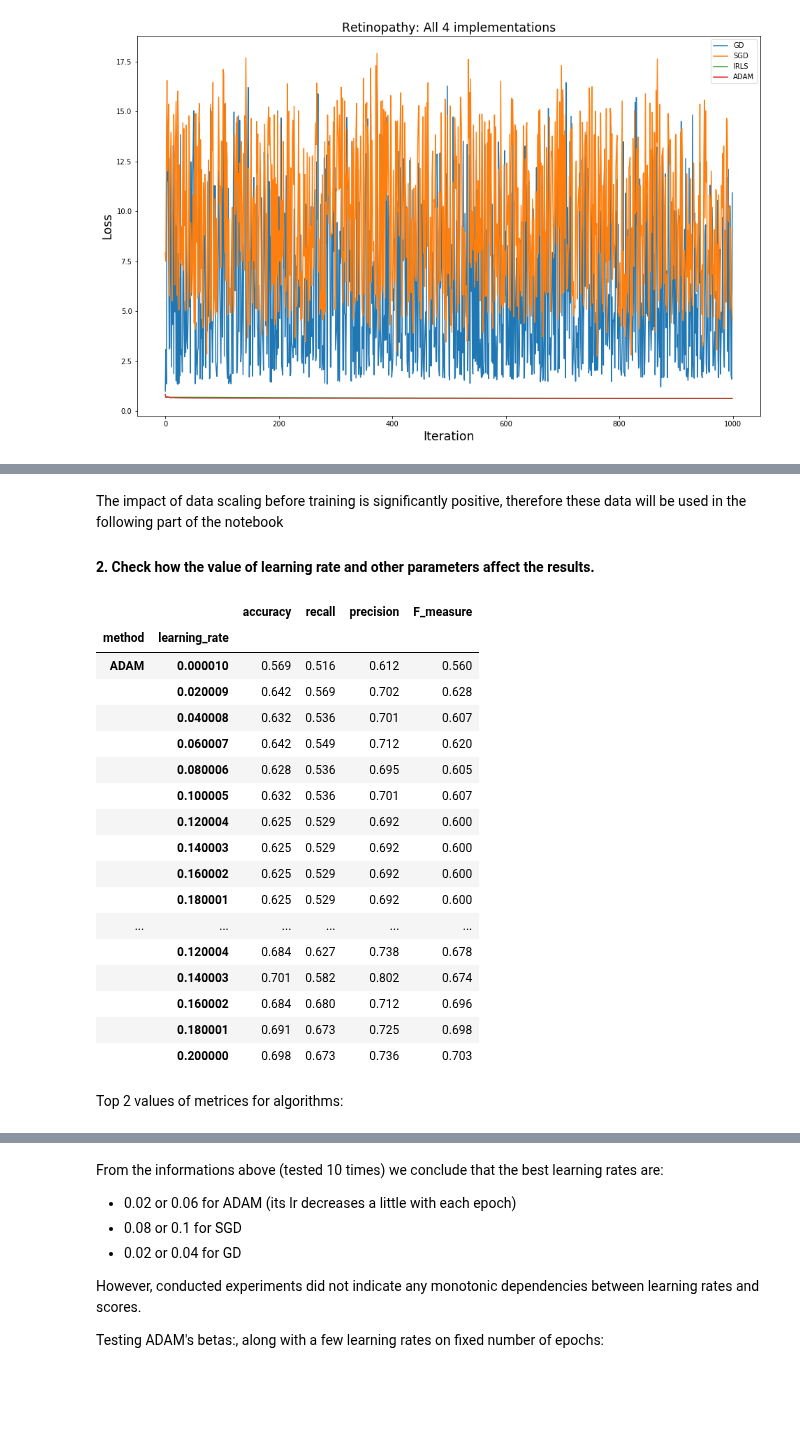
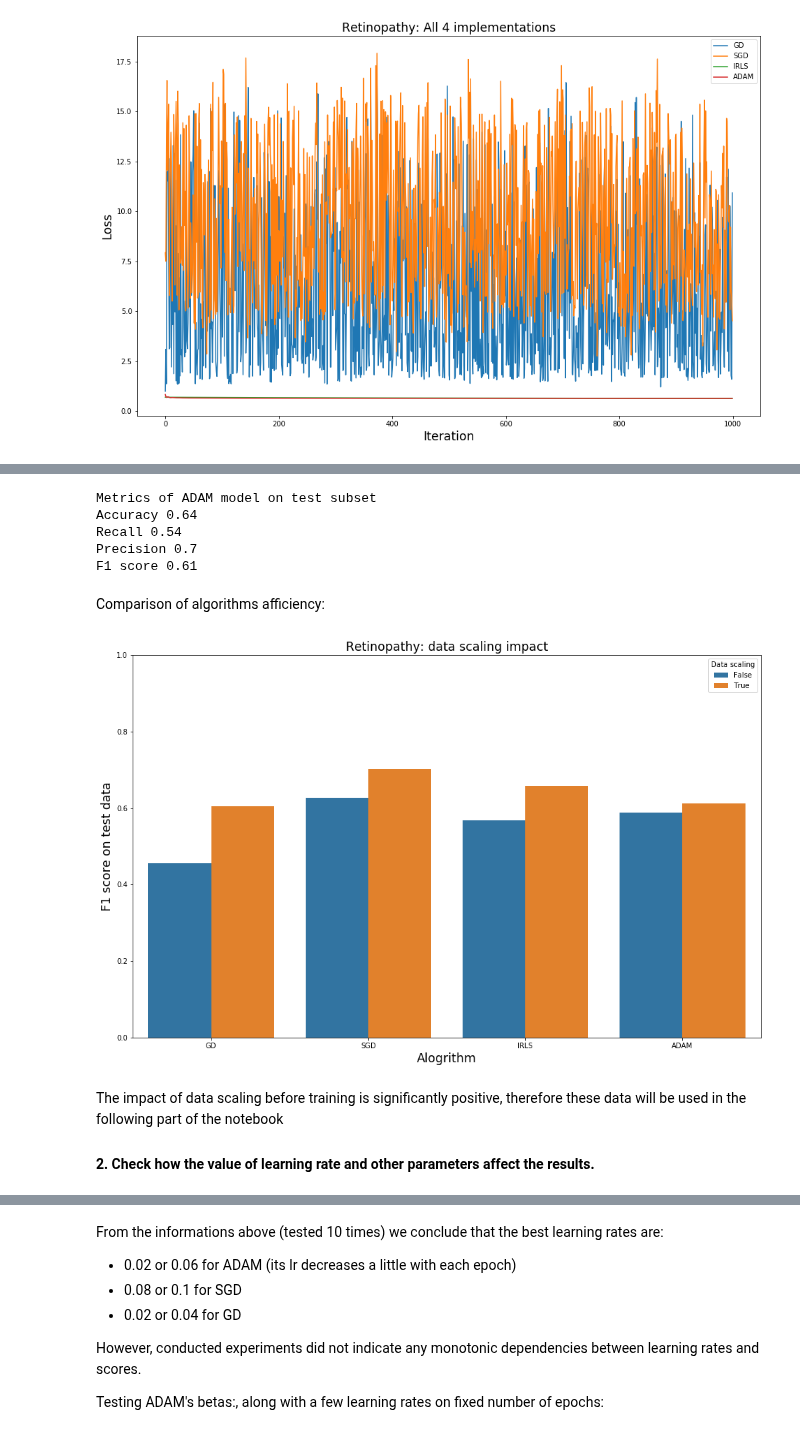
Before and after one commit to pawel99k/AML2022, a Jupyter notebook: Project1/experiments/02_Retinopathy_experiments.ipynb, the cells around one changed output, grey strips where cells are left out. Cells and saved outputs as stored; diff of their text form; code cells hidden in the pictures; blank space fills up the shorter version.

```diff
--- a/Project1/experiments/Retinopathy_experiments.ipynb
+++ b/Project1/experiments/02_Retinopathy_experiments.ipynb
@@ -216,0 +182,15 @@ plt.show()
+# %%
+acc, rec, prec, f_m = measures.get_measures(lr_models_scaled['ADAM'].predict(X_test_scaled), y_test_scaled)
+print('Metrics of ADAM model on test subset')
+print('Accuracy', round(acc, 2))
+print('Recall', round(rec, 2))
+print('Precision', round(prec, 2))
+print('F1 score', round(f_m, 2))
+# %% [output]
+Metrics of ADAM model on test subset
+Accuracy 0.64
+Recall 0.54
+Precision 0.7
+F1 score 0.61
+# %% [markdown]
+Comparison of algorithms afficiency:
@@ -217,3 +205,15 @@ plt.show()
+# %%
+plt.figure(figsize=(16, 10))
+sns.barplot(x='algorithm', y='f_score', data=comp_df, hue='scaling')
+plt.legend(loc=1, title='Data scaling')
+plt.ylim(0, 1)
+plt.title('Retinopathy: data scaling impact', fontsize='xx-large')
+plt.xlabel('Alogrithm', fontsize='xx-large')
+plt.ylabel('F1 score on test data', fontsize='xx-large')
+plt.savefig('retinopathy_scaling_impact.svg')
+plt.show()
+# %% [output]
+[figure, added]
 # %% [markdown]
 The impact of data scaling before training is significantly positive, therefore these data will be used in the following part of the notebook
 
@@ -237,23 +234,0 @@ res_test_learning_rates_total_mean = res_test_learning_rates_total.groupby(by=['
-# %%
-res_test_learning_rates_total_mean
-# %% [output]
-|  |  | accuracy | recall | precision | F_measure |
-| method | learning_rate |  |  |  |  |
-| ADAM | 0.000010 | 0.569 | 0.516 | 0.612 | 0.560 |
-|  | 0.020009 | 0.642 | 0.569 | 0.702 | 0.628 |
-|  | 0.040008 | 0.632 | 0.536 | 0.701 | 0.607 |
-|  | 0.060007 | 0.642 | 0.549 | 0.712 | 0.620 |
-|  | 0.080006 | 0.628 | 0.536 | 0.695 | 0.605 |
-|  | 0.100005 | 0.632 | 0.536 | 0.701 | 0.607 |
-|  | 0.120004 | 0.625 | 0.529 | 0.692 | 0.600 |
-|  | 0.140003 | 0.625 | 0.529 | 0.692 | 0.600 |
-|  | 0.160002 | 0.625 | 0.529 | 0.692 | 0.600 |
-|  | 0.180001 | 0.625 | 0.529 | 0.692 | 0.600 |
-| ... | ... | ... | ... | ... | ... |
-|  | 0.120004 | 0.684 | 0.627 | 0.738 | 0.678 |
-|  | 0.140003 | 0.701 | 0.582 | 0.802 | 0.674 |
-|  | 0.160002 | 0.684 | 0.680 | 0.712 | 0.696 |
-|  | 0.180001 | 0.691 | 0.673 | 0.725 | 0.698 |
-|  | 0.200000 | 0.698 | 0.673 | 0.736 | 0.703 |
-# %% [markdown]
-Top 2 values of metrices for algorithms:
```
Also changed, not shown: parts of 43 cells of this notebook, 6 other files.
